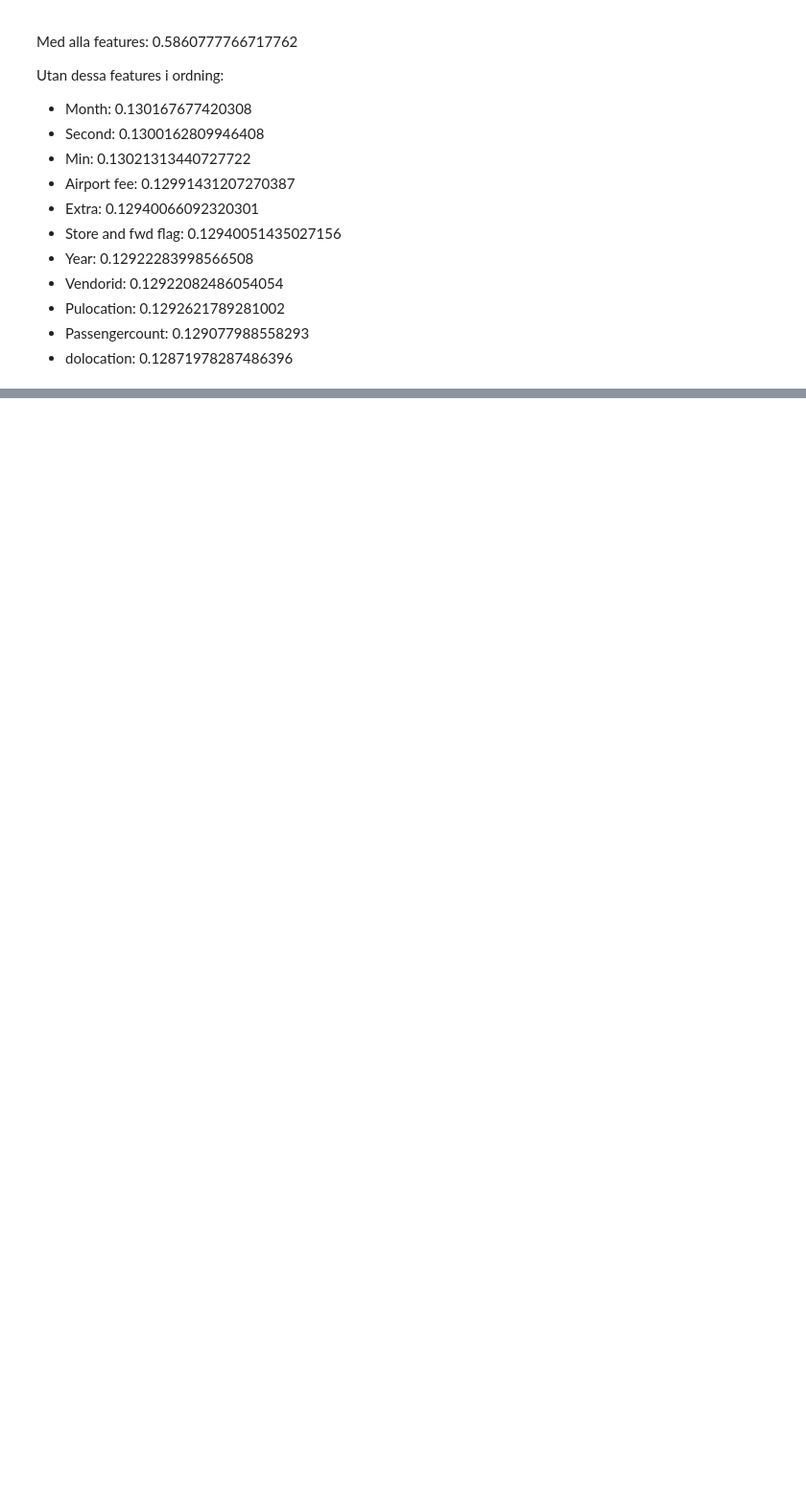
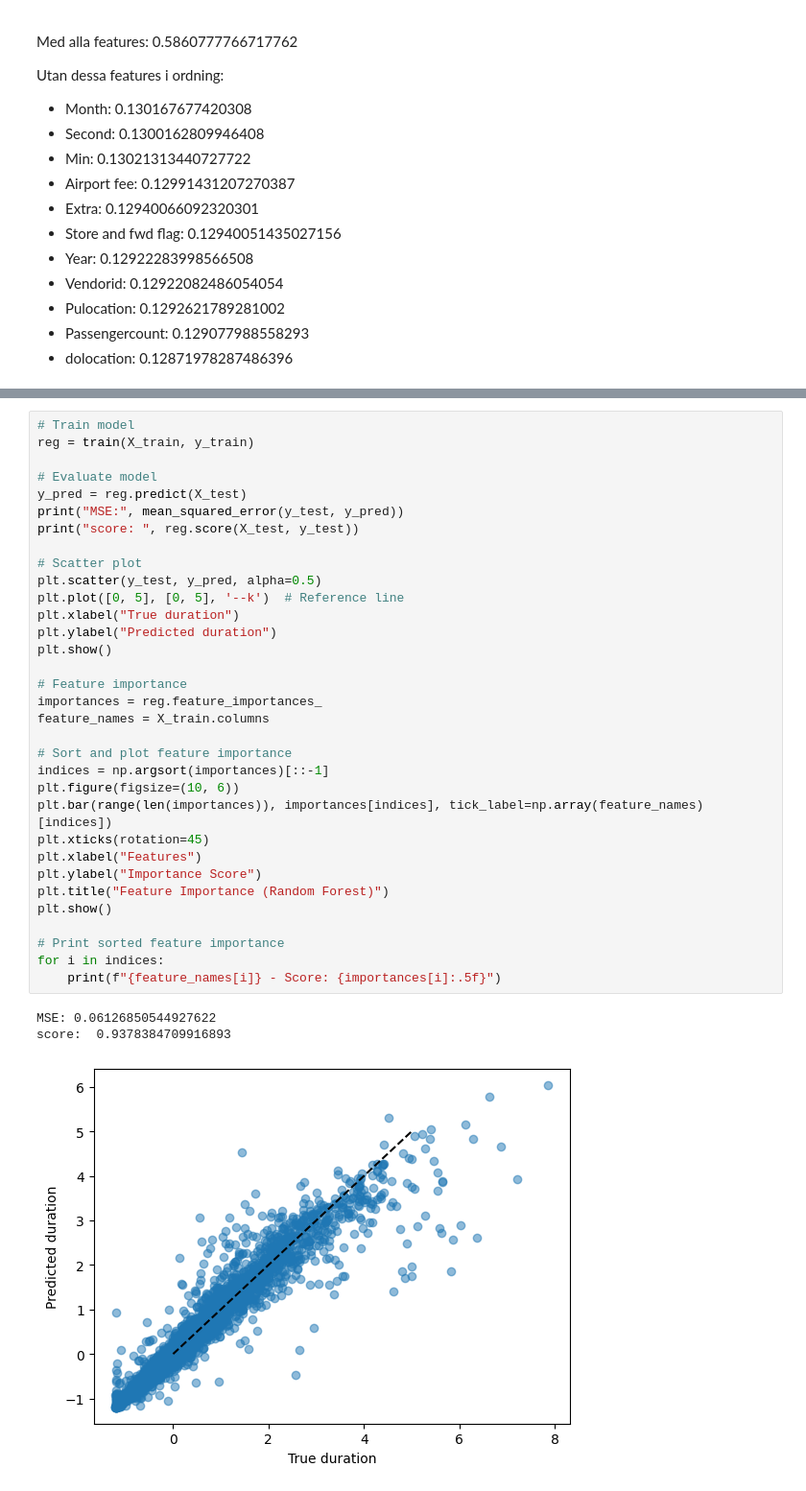
Before and after one commit to hali1506/maskproj, a Jupyter notebook: preproc.ipynb, the cells around one changed output, grey strips where cells are left out. Shown at 96% size. Saved outputs shown, nothing was run; the diff lists cells and outputs as text; blank space fills up the shorter version.

```diff
--- a/preproc.ipynb
+++ b/preproc.ipynb
@@ -274,0 +291,37 @@ tpep_dropoff_second - Score: 24.80470
+# %%
+# Train model
+reg = train(X_train, y_train)
+
+# Evaluate model
+y_pred = reg.predict(X_test)
+print("MSE:", mean_squared_error(y_test, y_pred))
+print("score: ", reg.score(X_test, y_test))
+
+# Scatter plot
+plt.scatter(y_test, y_pred, alpha=0.5)
+plt.plot([0, 5], [0, 5], '--k')  # Reference line
+plt.xlabel("True duration")
+plt.ylabel("Predicted duration")
+plt.show()
+
+# Feature importance
+importances = reg.feature_importances_
+feature_names = X_train.columns
+
+# Sort and plot feature importance
+indices = np.argsort(importances)[::-1]
+plt.figure(figsize=(10, 6))
+plt.bar(range(len(importances)), importances[indices], tick_label=np.array(feature_names)[indices])
+plt.xticks(rotation=45)
+plt.xlabel("Features")
+plt.ylabel("Importance Score")
+plt.title("Feature Importance (Random Forest)")
+plt.show()
+
+# Print sorted feature importance
+for i in indices:
+    print(f"{feature_names[i]} - Score: {importances[i]:.5f}")
+# %% [output]
+MSE: 0.06126850544927622
+score:  0.9378384709916893
+[figure, added]
```
Also changed, not shown: parts of 8 cells of this notebook.
